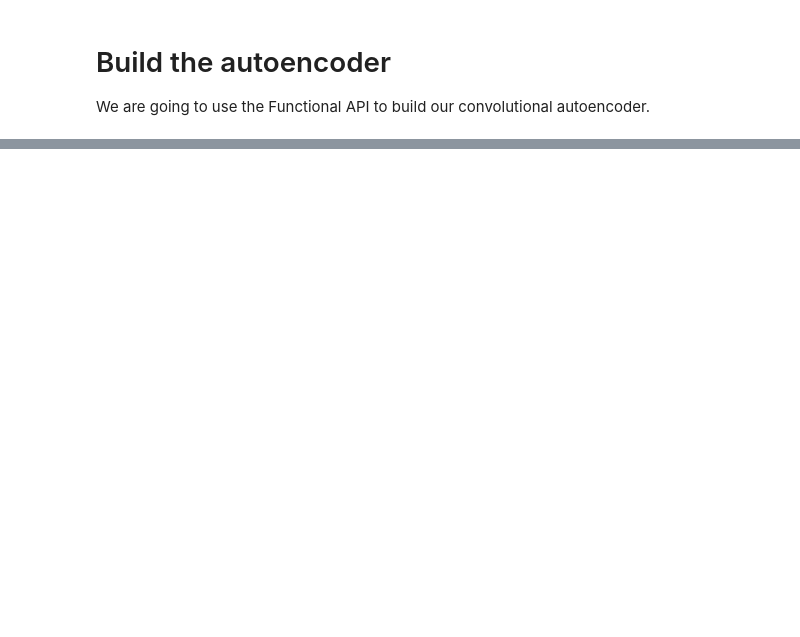
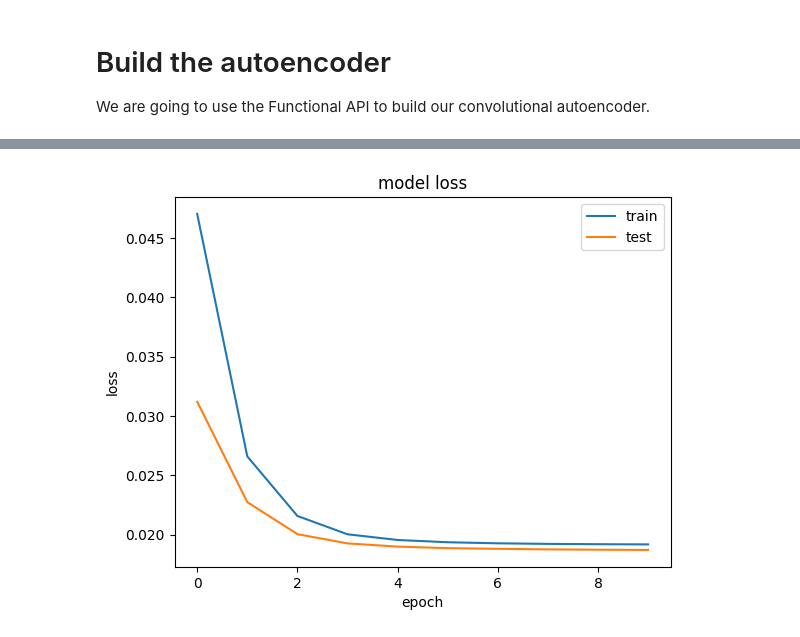
Before and after one commit to SamiraAsadzadeh/HomeWork_DeepLearning, a Jupyter notebook: Autoencoders_CAE_Mnist.ipynb, the cells around one changed output, grey strips where cells are left out. Drawn from its saved outputs; the diff is of its cells as text; code cells hidden in the pictures; blank space fills up the shorter version.

```diff
--- a/Autoencoders_CAE_Mnist.ipynb
+++ b/Autoencoders_CAE_Mnist.ipynb
@@ -102,0 +117,13 @@ We are going to use the Functional API to build our convolutional autoencoder.
+# %%
+# Same as (28,28,1), we neglect the number of instances from shape
+IMG_SHAPE = train_data.shape[1:]
+encoder, decoder = build_autoencoder(IMG_SHAPE, 28)
+
+inp = Input(IMG_SHAPE)
+enco = encoder(inp)
+deco = decoder(enco)
+
+autoencoder = Model(inp,deco)
+autoencoder.compile(optimizer='adamax', loss='mse')
+
+print(autoencoder.summary())
@@ -102,0 +147,11 @@ We are going to use the Functional API to build our convolutional autoencoder.
+# %%
+history = autoencoder.fit(
+    x=train_data,
+    y=train_data,
+    epochs=10,
+    batch_size=128,
+    shuffle=True,
+    validation_data=(test_data, test_data),
+
+
+)
@@ -102,0 +179,10 @@ We are going to use the Functional API to build our convolutional autoencoder.
+# %%
+plt.plot(history.history['loss'])
+plt.plot(history.history['val_loss'])
+plt.title('model loss')
+plt.ylabel('loss')
+plt.xlabel('epoch')
+plt.legend(['train', 'test'], loc='upper right')
+plt.show()
+# %% [output]
+[figure, added]
```
Also changed, not shown: parts of 37 cells of this notebook.
